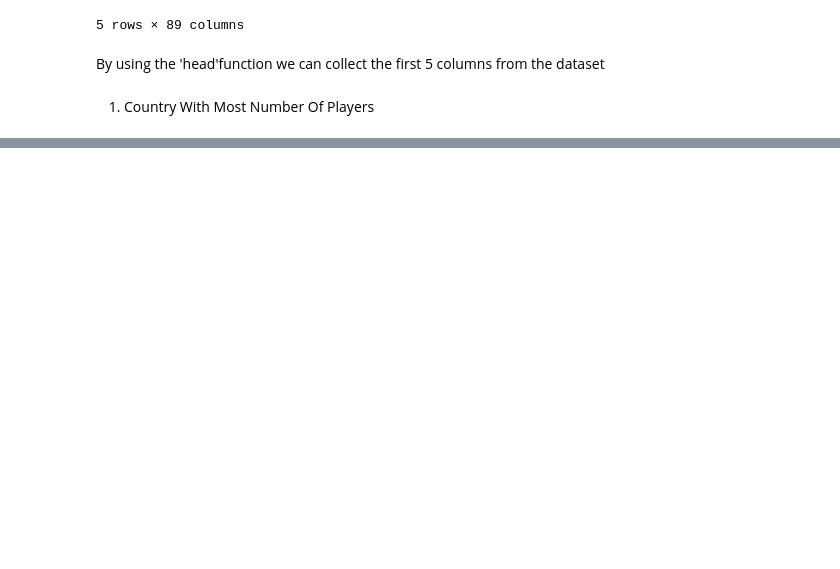
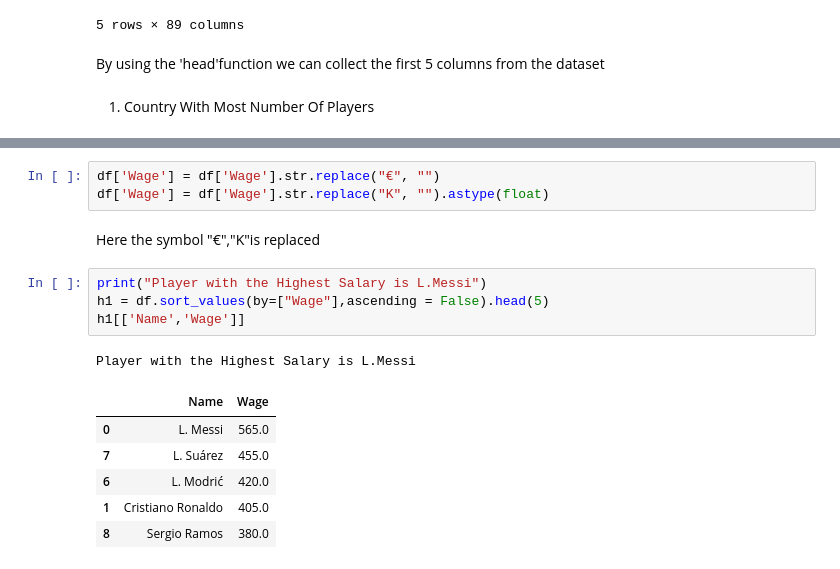
Before and after one commit to Thejascc/EDA---Fifa-Players-Dataset, a Jupyter notebook: NoteBook_Fifa.ipynb, the cells around one changed output, grey strips where cells are left out. Cells and saved outputs as stored; diff of their text form; blank space fills up the shorter version.

```diff
--- a/NoteBook_Fifa.ipynb
+++ b/NoteBook_Fifa.ipynb
@@ -25,0 +50,17 @@ By using the 'head'function we can collect the first 5 columns from the dataset
+# %%
+df['Wage'] = df['Wage'].str.replace("€", "")
+df['Wage'] = df['Wage'].str.replace("K", "").astype(float)
+# %% [markdown]
+Here the symbol "€","K"is replaced
+# %%
+print("Player with the Highest Salary is L.Messi")
+h1 = df.sort_values(by=["Wage"],ascending = False).head(5)
+h1[['Name','Wage']]
+# %% [output]
+Player with the Highest Salary is L.Messi
+|  | Name | Wage |
+| 0 | L. Messi | 565.0 |
+| 7 | L. Suárez | 455.0 |
+| 6 | L. Modrić | 420.0 |
+| 1 | Cristiano Ronaldo | 405.0 |
+| 8 | Sergio Ramos | 380.0 |
```
Also changed, not shown: parts of 18 cells of this notebook.
